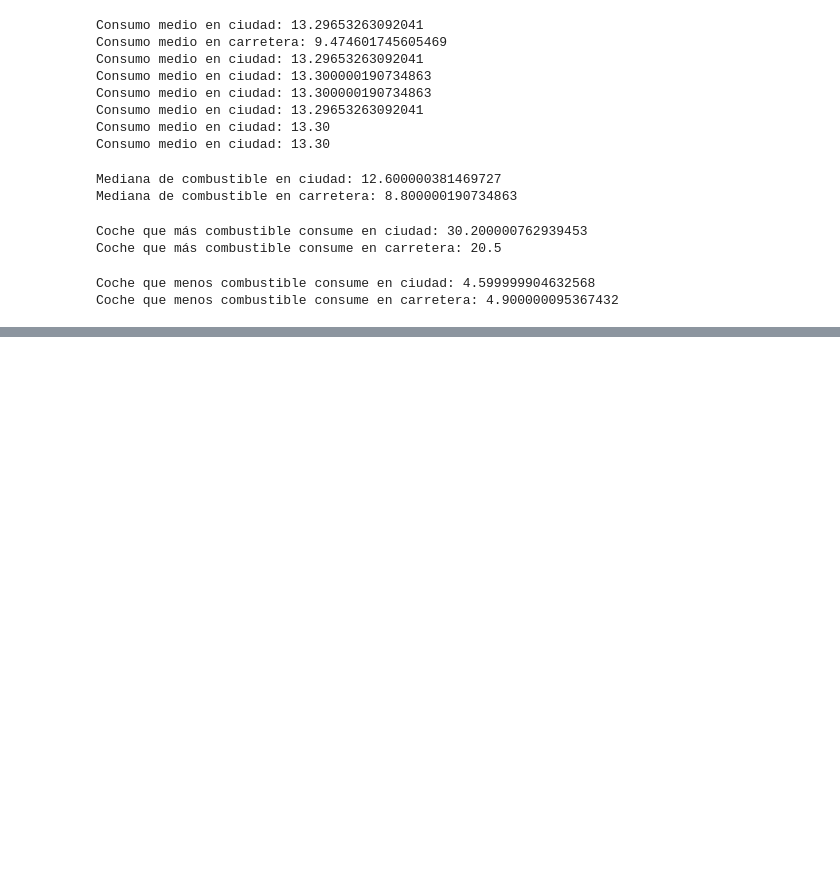
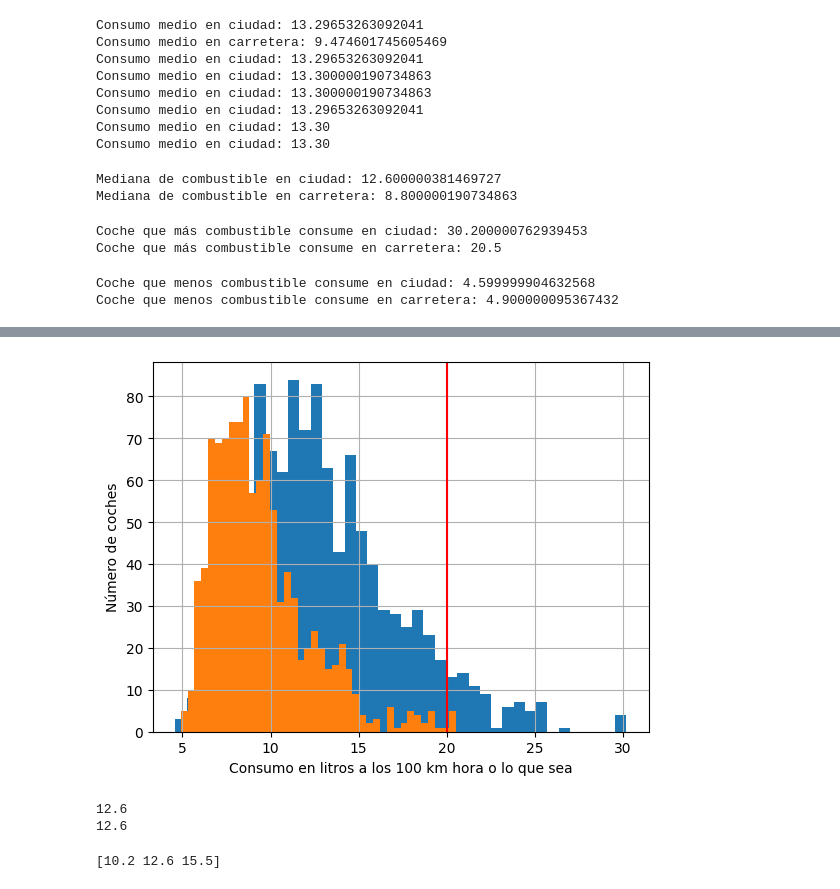
Before and after one commit to CaroliCosas/Bootcamp_Data_Science, a Jupyter notebook: mod2-estudio-matematicas-y-estadistica-main/01.Estudio Ejercicios/05.numpy_estadisticas.ipynb, the cells around one changed output, grey strips where cells are left out. Saved outputs shown, nothing was run; the diff lists cells and outputs as text; code cells hidden in the pictures; blank space fills up the shorter version.

```diff
--- a/mod2-estudio-matematicas-y-estadistica-main/01.Estudio Ejercicios/05.numpy_estadisticas.ipynb
+++ b/mod2-estudio-matematicas-y-estadistica-main/01.Estudio Ejercicios/05.numpy_estadisticas.ipynb
@@ -96,0 +107,29 @@ Coche que menos combustible consume en carretera: 4.900000095367432
+# %%
+plt.hist(city_consumption, bins=40);
+plt.hist(road_consumption, bins=40);
+plt.xlabel("Consumo en litros a los 100 km hora o lo que sea")
+plt.ylabel("Número de coches")
+plt.axvline(20, color='red') # limite de compra
+plt.grid()
+# %% [output]
+[figure, added]
+# %%
+
+print(np.quantile(a = city_consumption,
+            q = 0.5,   # 50% === mediana sirve para calcular valores anómalos
+            interpolation = "lower"))
+
+print(np.median(city_consumption))
+# %% [output]
+12.6
+12.6
+# %%
+print(np.quantile(a = city_consumption,
+            q = [0.25, 0.50, 0.75],
+            interpolation = "lower"))
+
+# primer quartil (Q1): 10.2 L/ 100 km - El 25% de los coches consumen menos de 10,2 litros
+# Mediana (Q2): 12,6 L / 100 km - El 50% de los coches consumen menos de 12,6 litros
+# Tercer cuartil (Q3): 15,5 L / 100 km - El 75% de los coches consumen menos de 15,5 litros
+# %% [output]
+[10.2 12.6 15.5]
```
Also changed, not shown: parts of 2 cells of this notebook, 1 other file.
